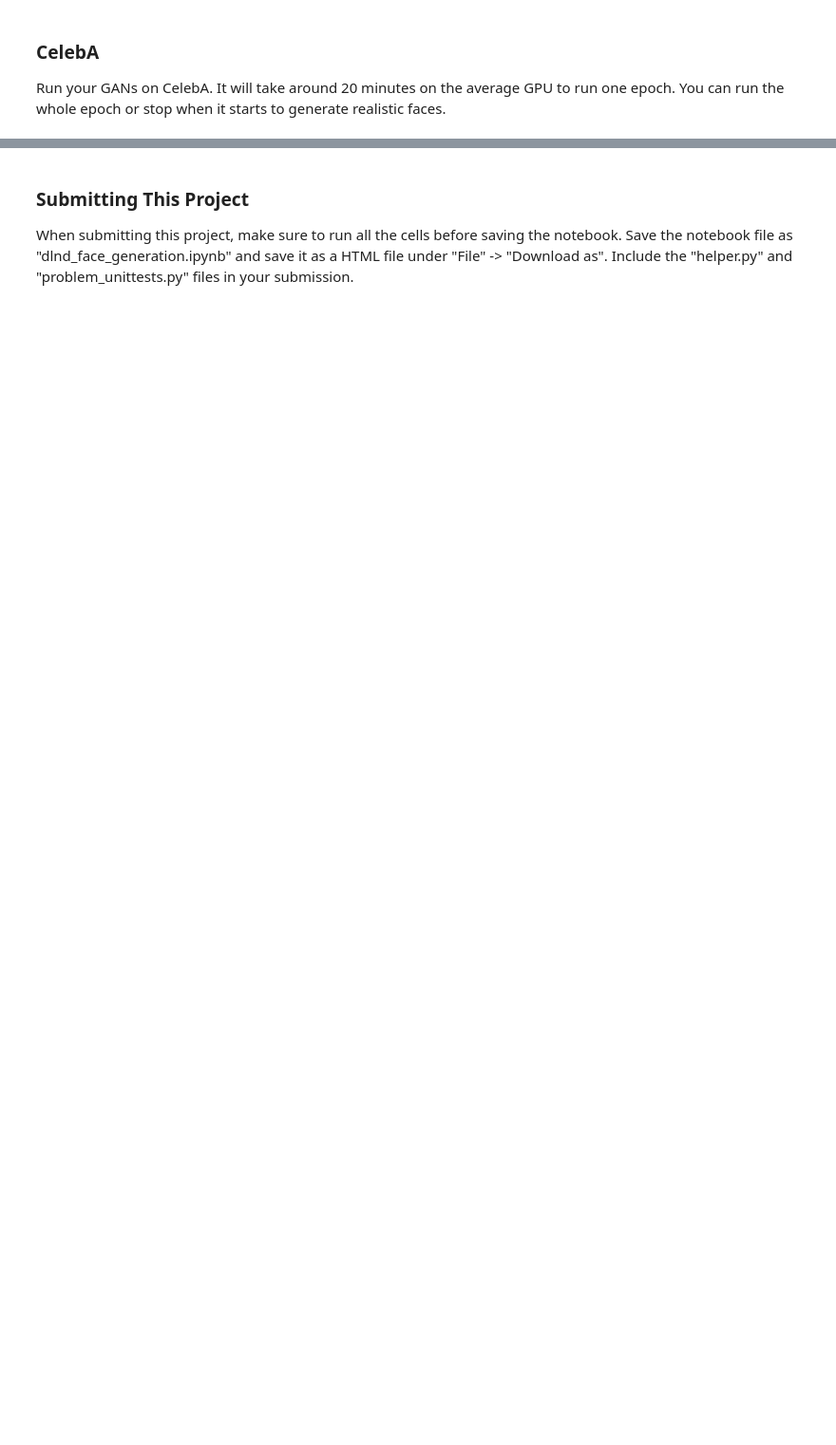
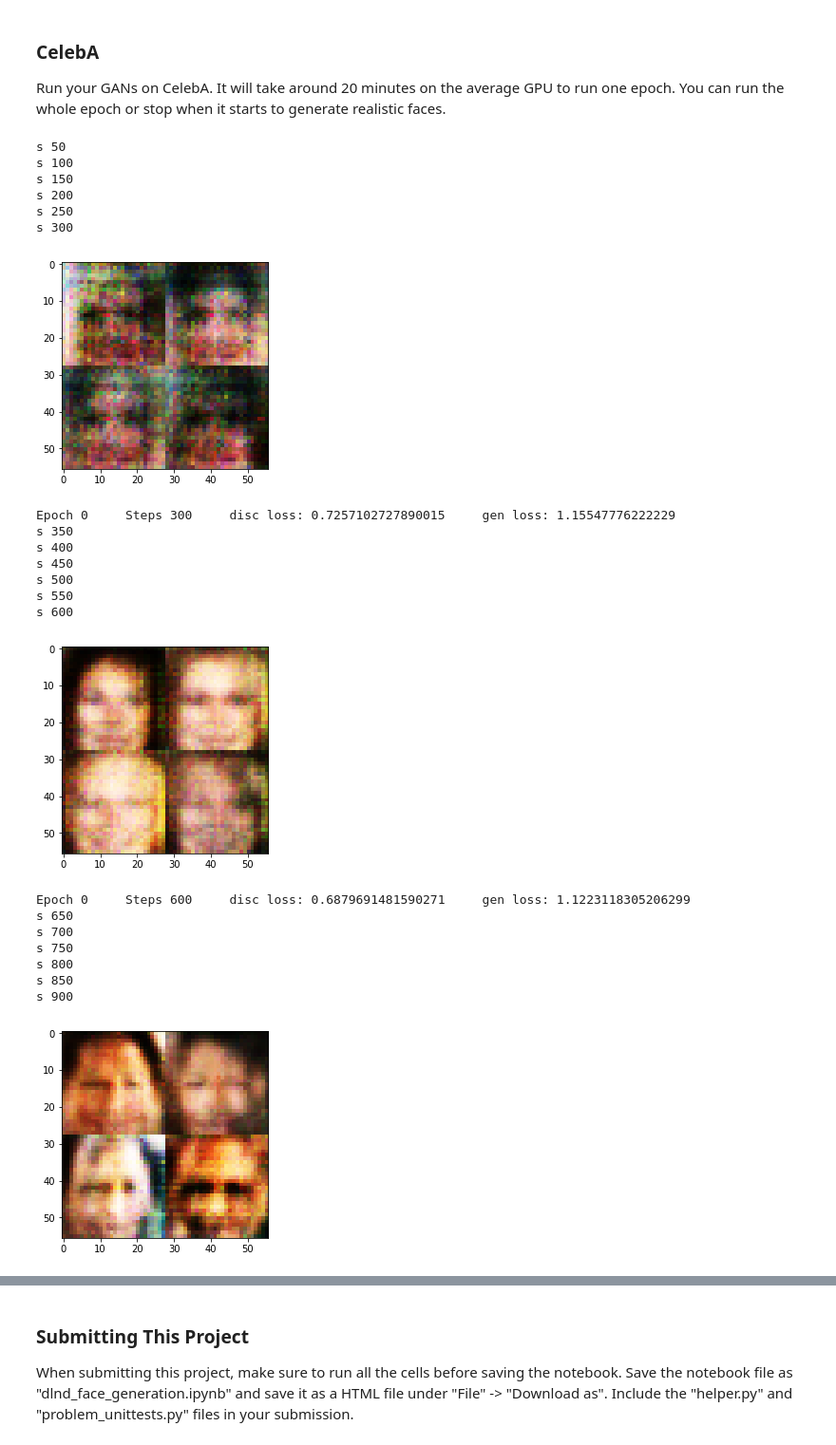
Before and after one commit to danielwillemse/face_gen, a Jupyter notebook: dlnd_face_generation.ipynb, the cells around one changed output, grey strips where cells are left out. Shown: that part at 95% size. Saved outputs shown, nothing was run; the diff lists cells and outputs as text; code cells hidden in the pictures; blank space fills up the shorter version.

```diff
--- a/dlnd_face_generation.ipynb
+++ b/dlnd_face_generation.ipynb
@@ -475,18 +437,42 @@ s 483
 ### CelebA
 Run your GANs on CelebA.  It will take around 20 minutes on the average GPU to run one epoch.  You can run the whole epoch or stop when it starts to generate realistic faces.
 # %%
-batch_size = None
-z_dim = None
-learning_rate = None
-beta1 = None
+batch_size = 32
+z_dim = 64
+learning_rate = 0.0001
+beta1 = 0.5
 
 
 """
 DON'T MODIFY ANYTHING IN THIS CELL THAT IS BELOW THIS LINE
 """
 epochs = 1
 
 celeba_dataset = helper.Dataset('celeba', glob(os.path.join(data_dir, 'img_align_celeba/*.jpg')))
 with tf.Graph().as_default():
     train(epochs, batch_size, z_dim, learning_rate, beta1, celeba_dataset.get_batches,
           celeba_dataset.shape, celeba_dataset.image_mode)
+# %% [output]
+s 50
+s 100
+s 150
+s 200
+s 250
+s 300
+[figure, added]
+Epoch 0     Steps 300     disc loss: 0.7257102727890015     gen loss: 1.15547776222229
+s 350
+s 400
+s 450
+s 500
+s 550
+s 600
+[figure, added]
+Epoch 0     Steps 600     disc loss: 0.6879691481590271     gen loss: 1.1223118305206299
+s 650
+s 700
+s 750
+s 800
+s 850
+s 900
+[figure, added]
```
Also changed, not shown: parts of 4 cells of this notebook.
